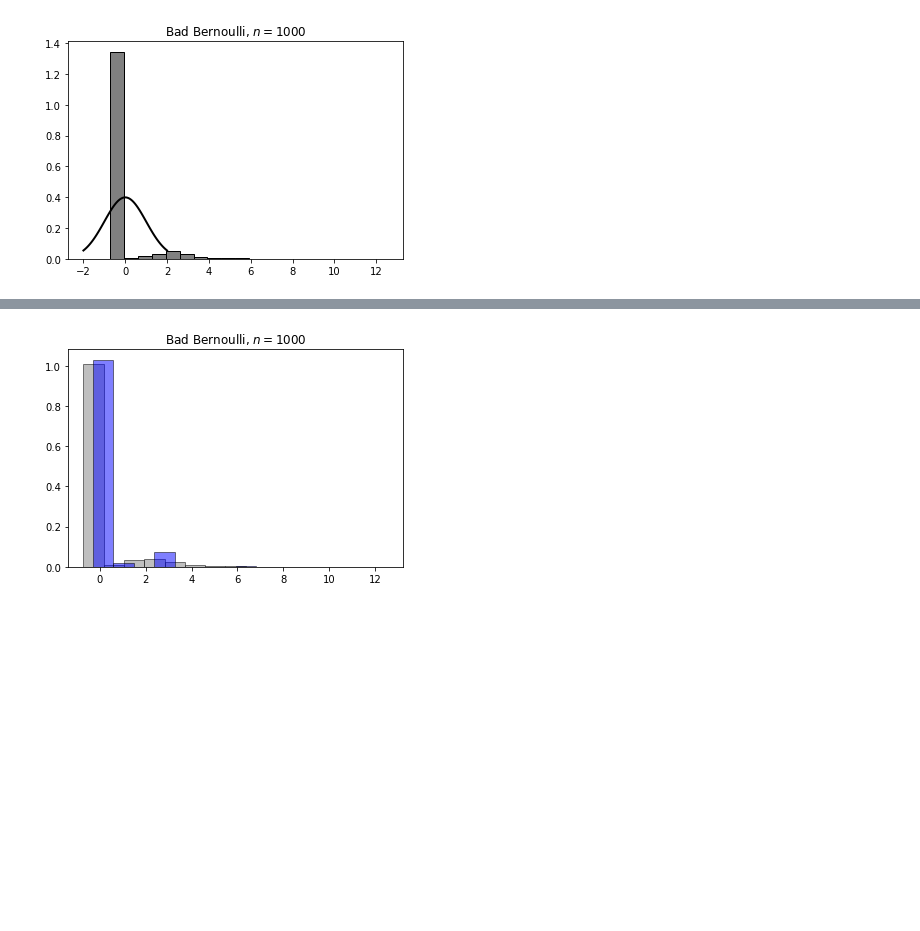
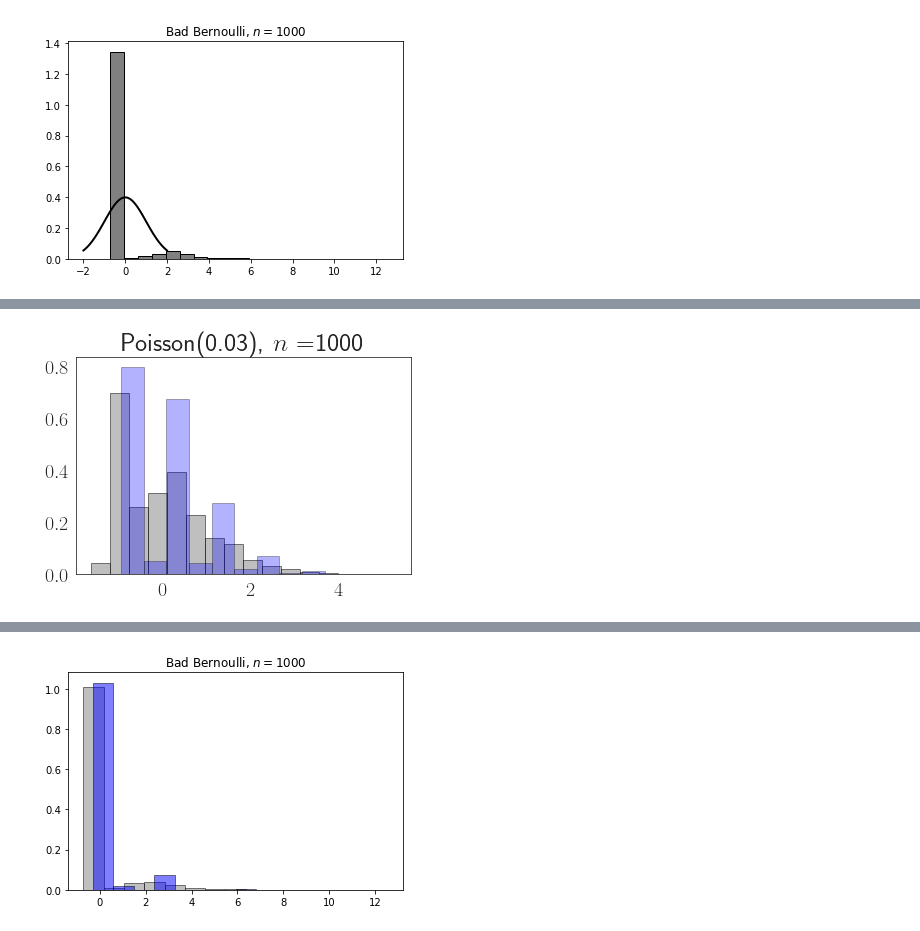
Before and after one commit to ronakdm/prelim, a Jupyter notebook: figure-3.ipynb, the cells around one changed output, grey strips where cells are left out. Saved outputs shown, nothing was run; the diff lists cells and outputs as text; code cells hidden in the pictures; blank space fills up the shorter version.

```diff
--- a/figure-3.ipynb
+++ b/figure-3.ipynb
@@ -292,0 +414,13 @@ plt.show()
+# %%
+n = 1000
+lam = 0.03
+
+bad_dist = np.load(f"results/asymptotic/bad_poisson_n_{n}_lam_{lam}.npy")
+test_stat = np.load(f"results/asymptotic/bad_poisson_perm_test_n_{n}_lam_{lam}.npy")
+
+plt.title(f"Poisson({lam}), " + r"$n = $" + f"{n}")
+plt.hist(np.sqrt(n) * bad_dist, alpha=0.5, bins=16, edgecolor='k', density=True, color="grey", label="True")
+plt.hist(np.sqrt(n) * test_stat, alpha=0.3, bins=12, edgecolor='k', density=True, color="blue", label="Estimated")
+plt.show()
+# %% [output]
+[figure, added]
```
Also changed, not shown: parts of 14 cells of this notebook, 27 other files.
